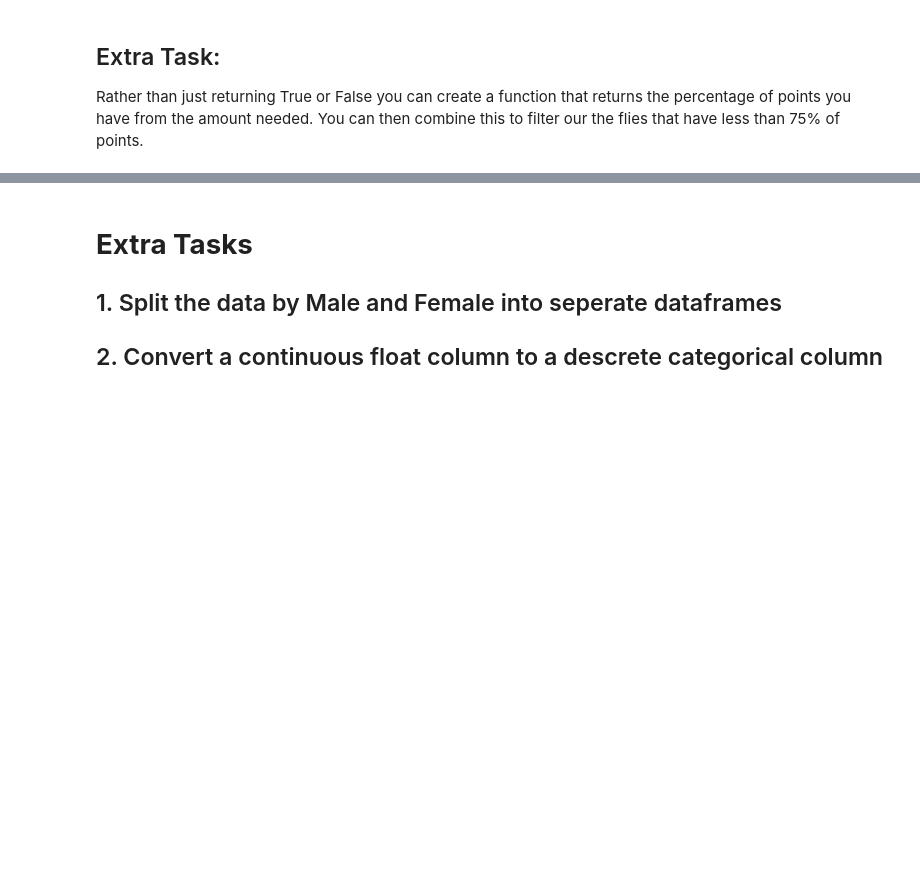
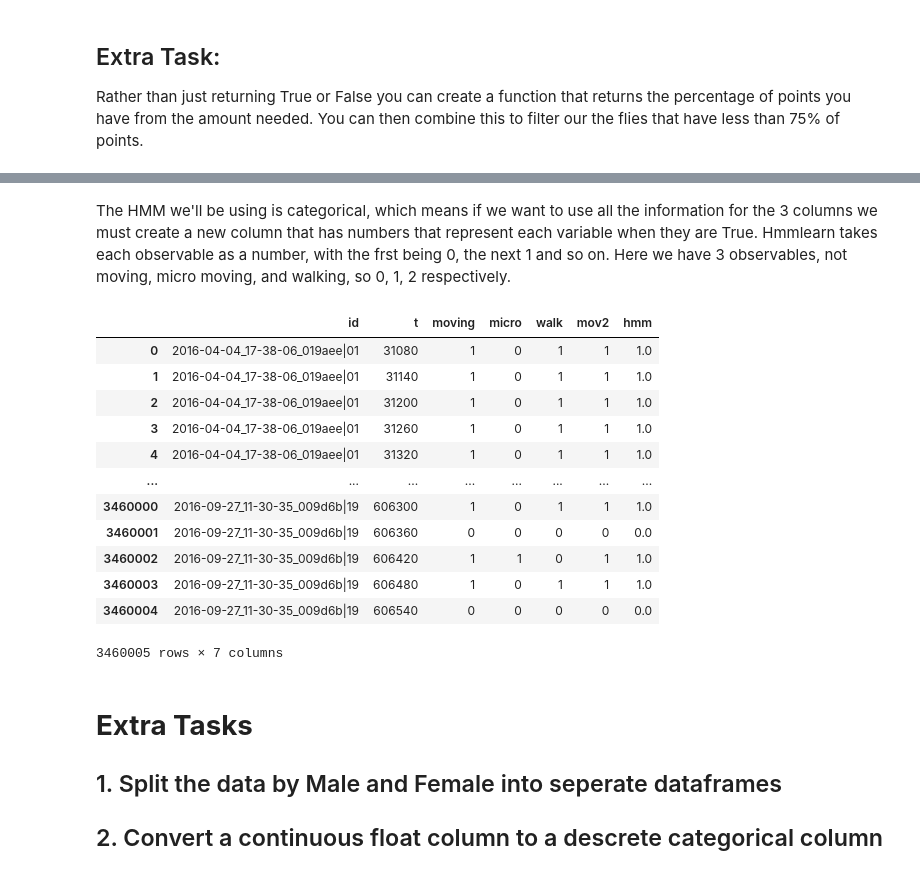
Before and after one commit to ImperialCollegeLondon/ReCoDE-HMMs-for-the-discovery-of-behavioural-states, a Jupyter notebook: notebooks/2a_Cleaning_your_data.ipynb, the cells around one changed output, grey strips where cells are left out. Cells and saved outputs as stored; diff of their text form; code cells hidden in the pictures; blank space fills up the shorter version.

```diff
--- a/notebooks/2a_Cleaning_your_data.ipynb
+++ b/notebooks/2a_Cleaning_your_data.ipynb
@@ -251,0 +403,26 @@ def interpolate(data, var, step, t_col = 't'):
+# %%
+for i in ['moving', 'micro', 'walk']:
+    df[i] = np.where(df[i] == True, 1, 0)
+# %%
+# Fill in the missing parts with what we've done above
+
+def interpolate(data, timestep = 60):
+
+    # ts_seq =
+    ts_seq = np.arange(min(data['t']), max(data['t']) + timestep, timestep)
+
+    id_list = len(ts_seq) * data['id'].iloc[0]
+
+    new_df = pd.DataFrame(data = {'id' : id_list, 't' : ts_seq})
+
+    for i in ['moving', 'micro', 'walk']:
+
+        # new_df[i] = np.interp()
+        new_df[i] = np.interp(ts_seq, data['t'].to_numpy(), data[i].to_numpy())
+
+    return new_df
+# %%
+# Now call a groupby method, applying the interpolate function
+df =
+
+df = df.groupby('id', group_keys=False).apply(interpolate)
@@ -252,3 +443,34 @@ def interpolate(data, var, step, t_col = 't'):
+# %% [markdown]
+The HMM we'll be using is categorical, which means if we want to use all the information for the 3 columns we must create a new column that has numbers that represent each variable when they are True. Hmmlearn takes each observable as a number, with the frst being 0, the next 1 and so on. Here we have 3 observables, not moving, micro moving, and walking, so 0, 1, 2 respectively.
+# %%
+# We'll use np.where again here
+
+# At first we'll look for all rows where the flies arent moving, if True we label it 0, if not we give it a NaN value for now
+df['hmm'] = np.where(df['moving'] == 0, 0, np.nan)
+
+# Next we'll look at micro, a fly cannot be both micro moving and walking, they are distinct. So we can just select for True cases.
+# We make the False argument what the column was previously to keep the old category
+df['hmm'] = np.where(df['micro'] == 1, 1, df['hmm'])
+
+# Now we'll finish with walk, can you complete it?
+# df['hmm'] = np.where()
+df['hmm'] = np.where(df['walk'] == 1, 1, df['hmm'])
+# %%
+df
+# %% [output]
+|  | id | t | moving | micro | walk | mov2 | hmm |
+| 0 | 2016-04-04_17-38-06_019aee|01 | 31080 | 1 | 0 | 1 | 1 | 1.0 |
+| 1 | 2016-04-04_17-38-06_019aee|01 | 31140 | 1 | 0 | 1 | 1 | 1.0 |
+| 2 | 2016-04-04_17-38-06_019aee|01 | 31200 | 1 | 0 | 1 | 1 | 1.0 |
+| 3 | 2016-04-04_17-38-06_019aee|01 | 31260 | 1 | 0 | 1 | 1 | 1.0 |
+| 4 | 2016-04-04_17-38-06_019aee|01 | 31320 | 1 | 0 | 1 | 1 | 1.0 |
+| ... | ... | ... | ... | ... | ... | ... | ... |
+| 3460000 | 2016-09-27_11-30-35_009d6b|19 | 606300 | 1 | 0 | 1 | 1 | 1.0 |
+| 3460001 | 2016-09-27_11-30-35_009d6b|19 | 606360 | 0 | 0 | 0 | 0 | 0.0 |
+| 3460002 | 2016-09-27_11-30-35_009d6b|19 | 606420 | 1 | 1 | 0 | 1 | 1.0 |
+| 3460003 | 2016-09-27_11-30-35_009d6b|19 | 606480 | 1 | 0 | 1 | 1 | 1.0 |
+| 3460004 | 2016-09-27_11-30-35_009d6b|19 | 606540 | 0 | 0 | 0 | 0 | 0.0 |
+3460005 rows × 7 columns
 # %% [markdown]
 # **Extra Tasks**
 
```
Also changed, not shown: parts of 32 cells of this notebook, 1 other file.
